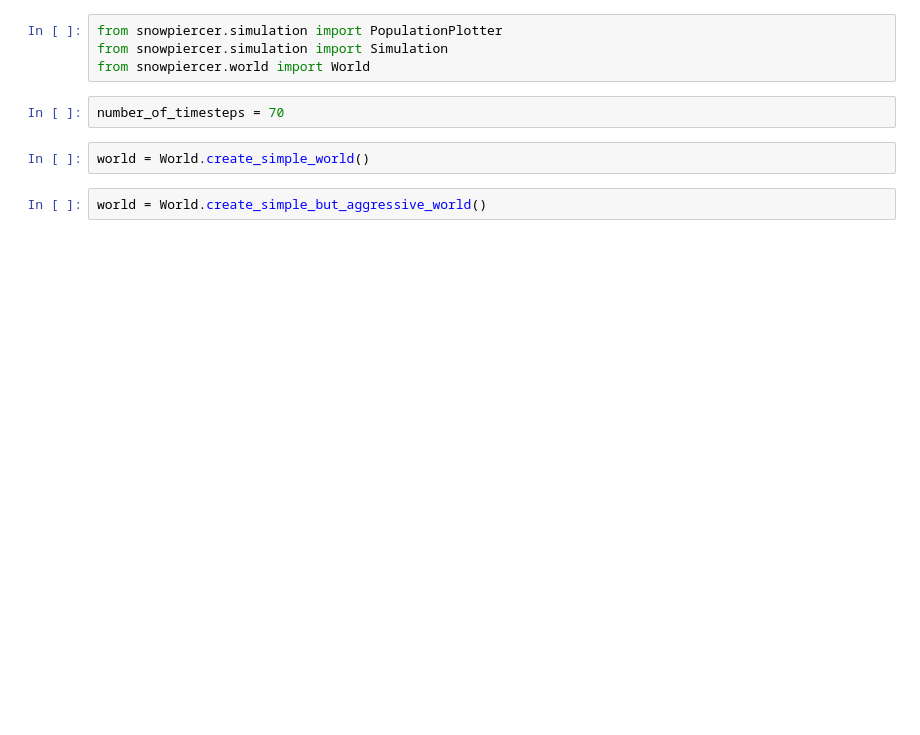
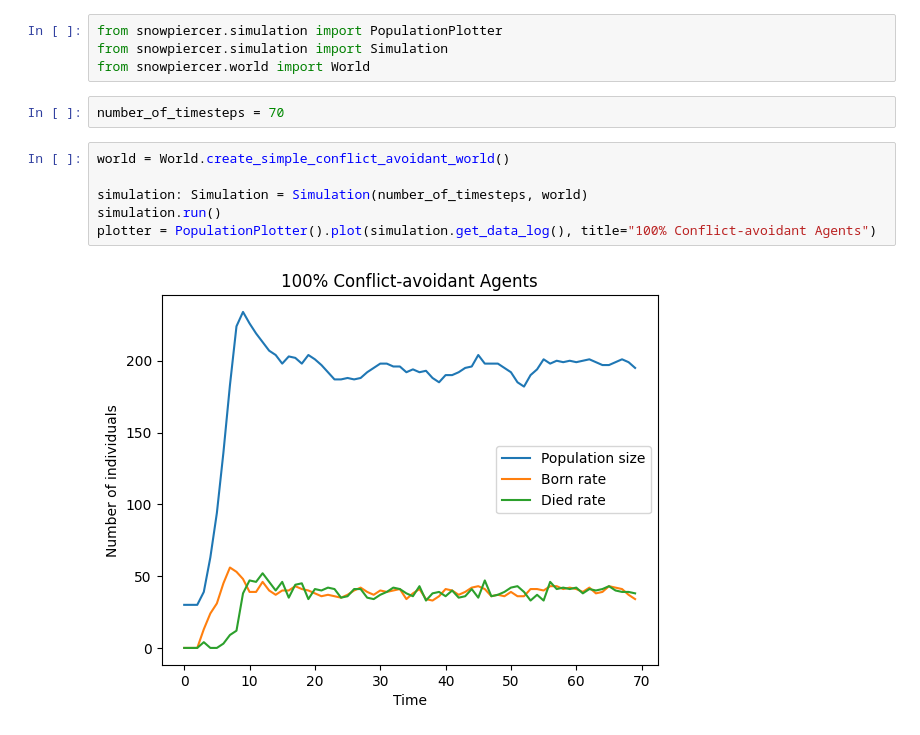
Before and after one commit to Radler77/leysin-modelling, a Jupyter notebook: demo.ipynb, the cells around one changed output. Saved outputs shown, nothing was run; the diff lists cells and outputs as text; blank space fills up the shorter version.

```diff
--- a/demo.ipynb
+++ b/demo.ipynb
@@ -4,8 +4,12 @@ from snowpiercer.simulation import Simulation
 from snowpiercer.world import World
 # %%
 number_of_timesteps = 70
-# %%
-world = World.create_simple_world()
-# %%
-world = World.create_simple_but_aggressive_world()
+# %%
+world = World.create_simple_conflict_avoidant_world()
+
+simulation: Simulation = Simulation(number_of_timesteps, world)
+simulation.run()
+plotter = PopulationPlotter().plot(simulation.get_data_log(), title="100% Conflict-avoidant Agents")
+# %% [output]
+[figure, added]
 # %%
```
Also changed, not shown: parts of 2 cells of this notebook, 4 other files.
